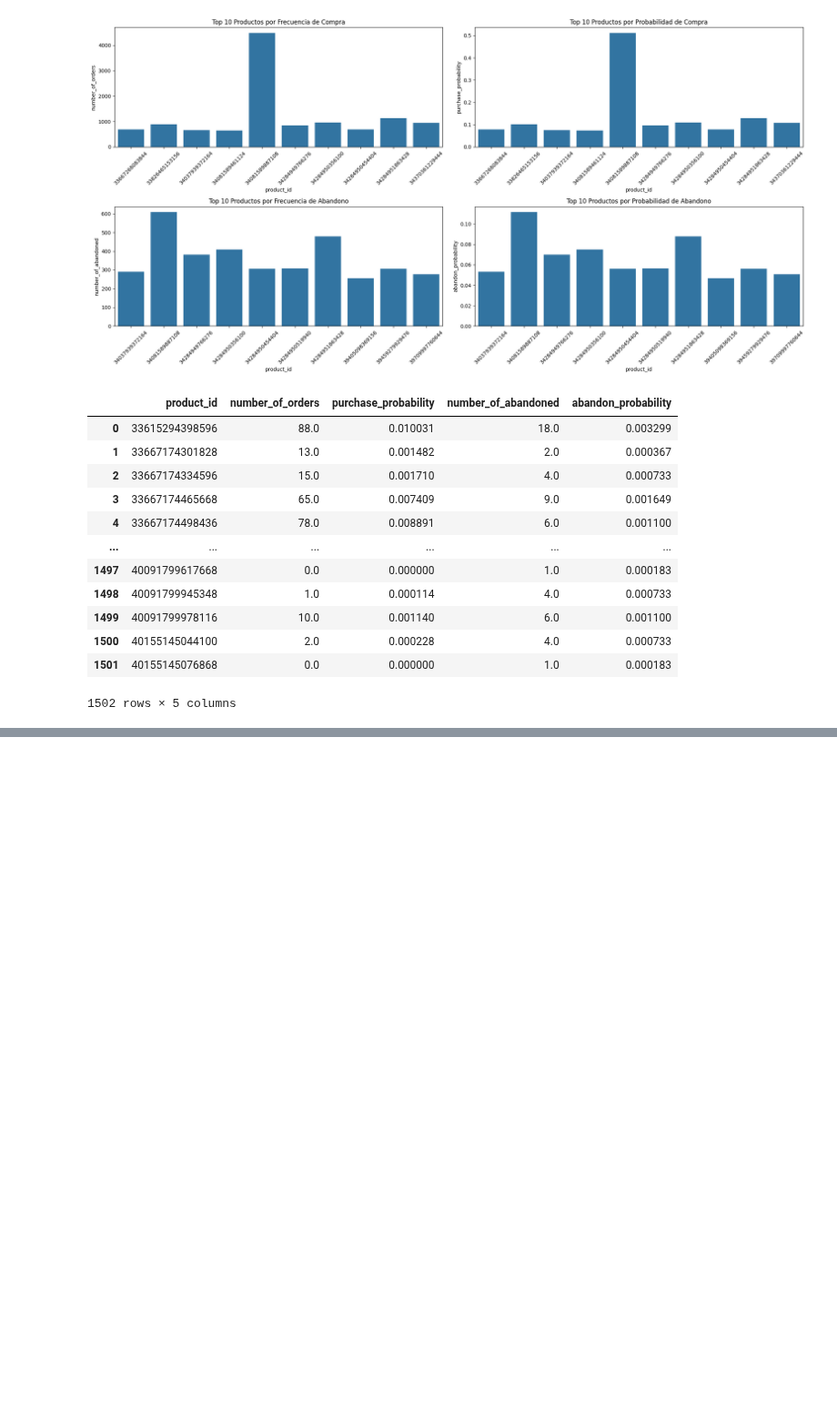
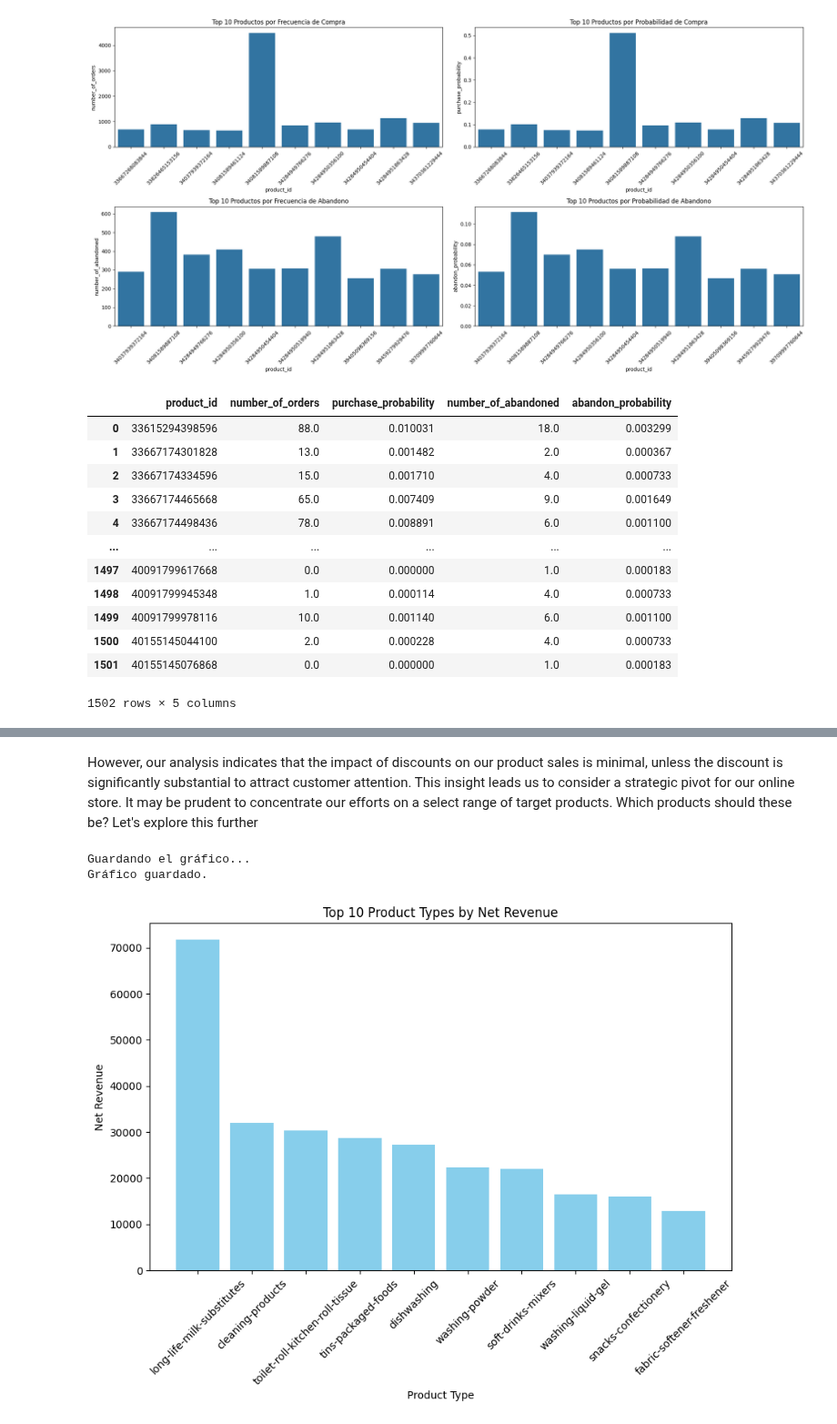
Before and after one commit to eduardodelreal/zrive-ds, a Jupyter notebook: src/module_2/module_2_part_1.ipynb, the cells around one changed output, grey strips where cells are left out. Shown at 91% size. Drawn from its saved outputs; the diff is of its cells as text; code cells hidden in the pictures; blank space fills up the shorter version.

```diff
--- a/src/module_2/module_2_part_1.ipynb
+++ b/src/module_2/module_2_part_1.ipynb
@@ -114,0 +199,67 @@ Gráfico guardado.
+# %% [markdown]
+However, our analysis indicates that the impact of discounts on our product sales is minimal, unless the discount is significantly substantial to attract customer attention. This insight leads us to consider a strategic pivot for our online store. It may be prudent to concentrate our efforts on a select range of target products. Which products should these be? Let's explore this further
+# %%
+def contar_pedidos_por_tipo(): #nos da un graph e info sobre los product_type mas demandados
+    variant_info = df_inventory.set_index('variant_id')[['product_type', 'price']]
+
+    # Filtrar variant_id en df_orders y df_abandoned_carts que están en df_inventory
+    valid_variants = set(df_inventory['variant_id'])
+    ordered_variants = df_orders['ordered_items'].explode().map(lambda x: x if x in valid_variants else None).dropna()
+    abandoned_variants = df_abandoned_carts['variant_id'].explode().map(lambda x: x if x in valid_variants else None).dropna()
+
+    # Asignar product_type y price a cada variant_id en los pedidos y en los abandonos
+    ordered_variants_info = variant_info.loc[ordered_variants]
+    abandoned_variants_info = variant_info.loc[abandoned_variants]
+
+    # Calcular ingresos por variant_id
+    ordered_variants_info['revenue'] = ordered_variants_info['price']
+    abandoned_variants_info['lost_revenue'] = abandoned_variants_info['price']
+
+    # Agregar y agrupar por product_type
+    revenue_per_type = ordered_variants_info.groupby('product_type')['revenue'].sum()
+    lost_revenue_per_type = abandoned_variants_info.groupby('product_type')['lost_revenue'].sum()
+    maximized_possible_revenue = revenue_per_type + lost_revenue_per_type
+
+    # Calcular ingresos netos por product_type
+    #net_revenue_per_type = revenue_per_type - lost_revenue_per_type
+    net_revenue_per_type = revenue_per_type
+
+    # Contar pedidos y abandonos por product_type
+    order_counts = ordered_variants_info['product_type'].value_counts()
+    abandoned_counts = abandoned_variants_info['product_type'].value_counts()
+
+    # Crear un nuevo DataFrame
+    top_types = pd.DataFrame({
+        'order_count': order_counts,
+        'abandoned_count': abandoned_counts.reindex(order_counts.index, fill_value=0),
+        'net_revenue': net_revenue_per_type.reindex(order_counts.index, fill_value=0),
+        'maximized_possible_revenue': maximized_possible_revenue.reindex(maximized_possible_revenue.index, fill_value=0)
+    }).reset_index().rename(columns={'index': 'product_type'})
+
+    # Ordenar por ingresos netos (net_revenue) de mayor a menor
+    top_types = top_types.sort_values(by='net_revenue', ascending=False)
+
+    top_types = top_types.sort_values(by='net_revenue', ascending=False)
+    top_10_types = top_types.head(10)
+
+    #print(top_10_types)
+
+    # Crear un gráfico de barras para el ingreso neto de las 10 principales categorías
+    plt.figure(figsize=(10, 6))
+    plt.bar(top_10_types['product_type'], top_10_types['net_revenue'], color='skyblue')
+    plt.xlabel('Product Type')
+    plt.ylabel('Net Revenue')
+    plt.title('Top 10 Product Types by Net Revenue')
+    plt.xticks(rotation=45)
+    print("Guardando el gráfico...")
+    plt.savefig('/home/edu/zrive-ds-1/zrive-ds/src/module_2/graphs/graph_1.png')
+    print("Gráfico guardado.")
+    plt.show()
+    plt.close()
+
+    return top_types
+contar_pedidos_por_tipo()
+# %% [output]
+Guardando el gráfico...
+Gráfico guardado.
+[figure, added]
```
Also changed, not shown: parts of 10 cells of this notebook, 2 other files.
